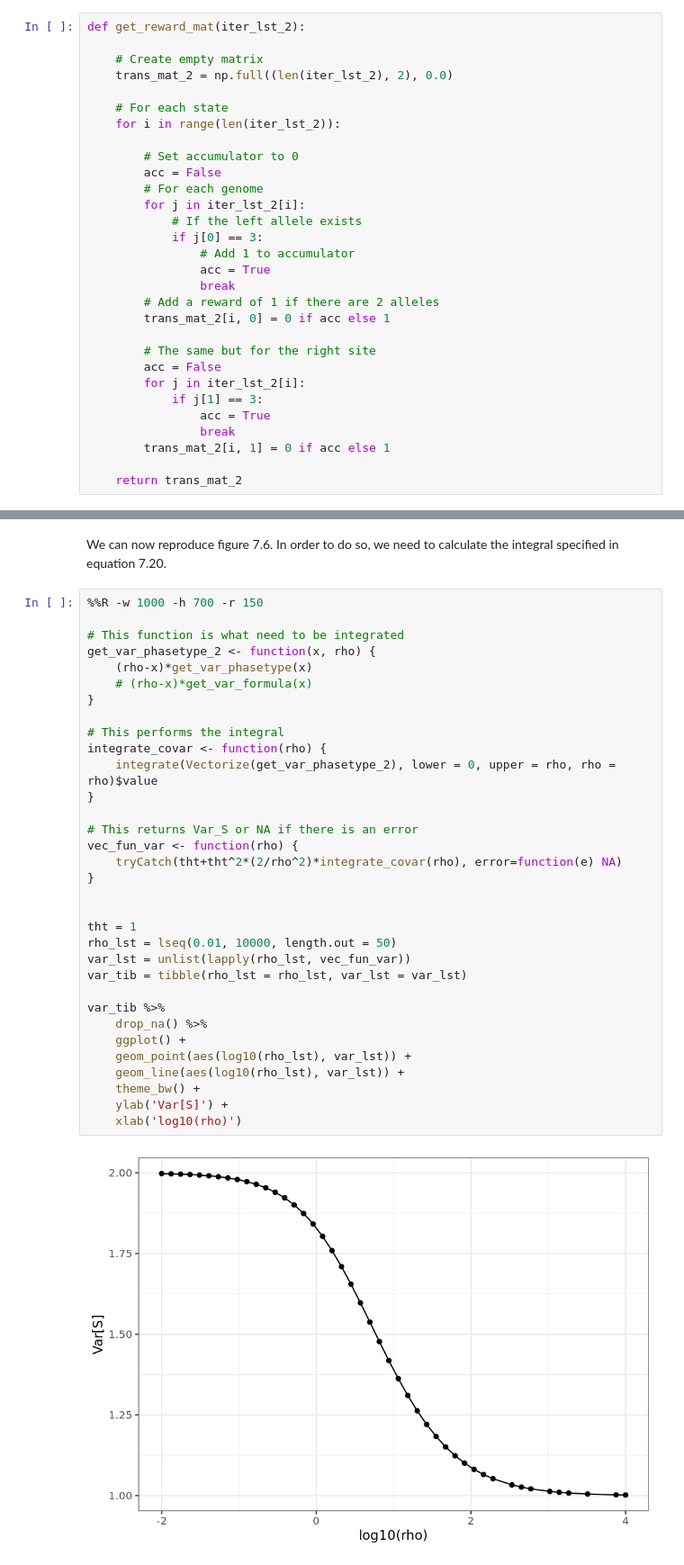
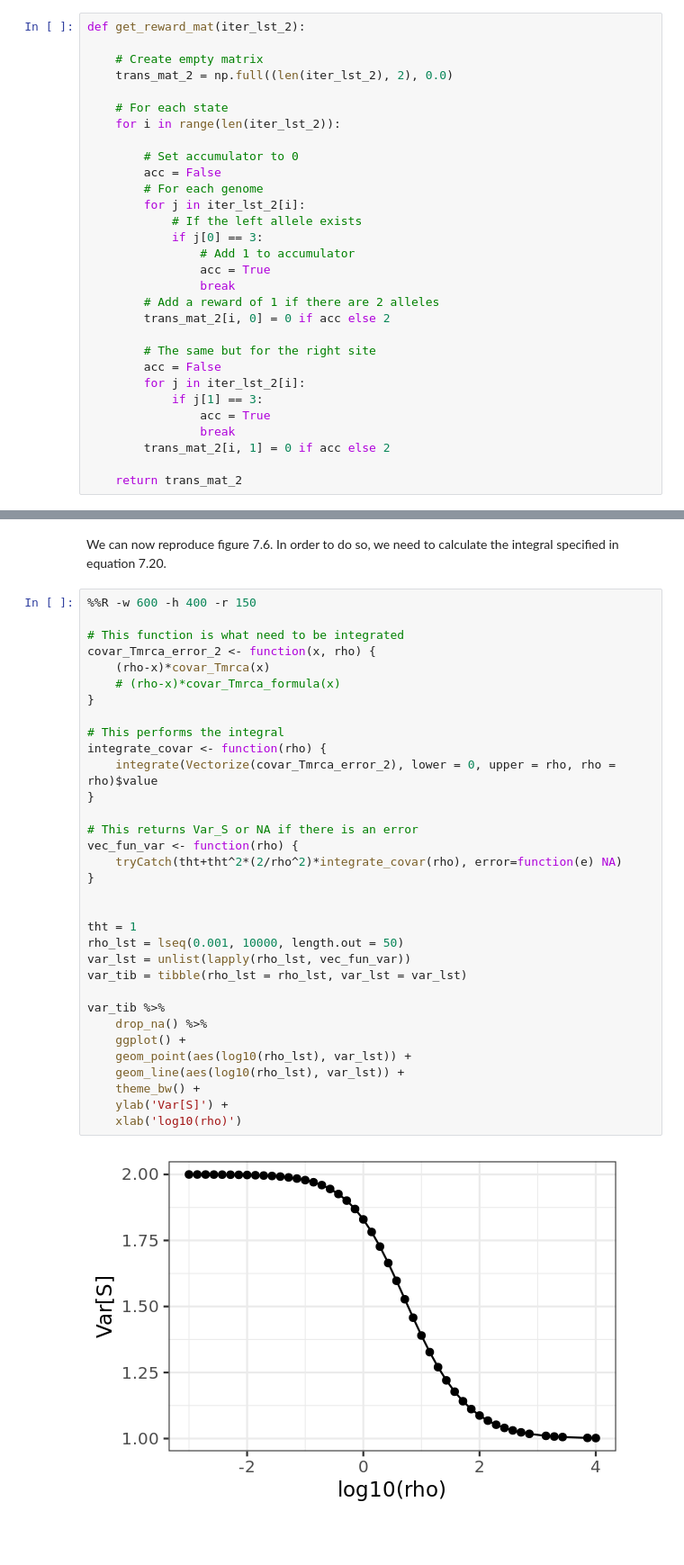
Before and after one commit to rivasiker/phasetype, a Jupyter notebook: scripts/03_variance_S/03_variance_S.ipynb, the cells around one changed output, grey strips where cells are left out. Shown at 90% size. Drawn from its saved outputs; the diff is of its cells as text; blank space fills up the shorter version.

Commit message:
Re-do figures

```diff
--- a/scripts/03_variance_S/03_variance_S.ipynb
+++ b/scripts/03_variance_S/03_variance_S.ipynb
@@ -170,7 +170,7 @@ def get_reward_mat(iter_lst_2):
                 acc = True
                 break
         # Add a reward of 1 if there are 2 alleles
-        trans_mat_2[i, 0] = 0 if acc else 1
+        trans_mat_2[i, 0] = 0 if acc else 2
 
         # The same but for the right site
         acc = False
@@ -178,7 +178,7 @@ def get_reward_mat(iter_lst_2):
             if j[1] == 3:
                 acc = True
                 break
-        trans_mat_2[i, 1] = 0 if acc else 1
+        trans_mat_2[i, 1] = 0 if acc else 2
 
     return trans_mat_2
 # %%
@@ -339,37 +426,37 @@ We can see that when rho is very large, the covariance approaches 0, meaning tha
 # %% [markdown]
 We can now reproduce figure 7.6. In order to do so, we need to calculate the integral specified in equation 7.20.
 # %%
-%%R -w 1000 -h 700 -r 150
+%%R -w 600 -h 400 -r 150
 
 # This function is what need to be integrated
-get_var_phasetype_2 <- function(x, rho) {
-    (rho-x)*get_var_phasetype(x)
-    # (rho-x)*get_var_formula(x)
+covar_Tmrca_error_2 <- function(x, rho) {
+    (rho-x)*covar_Tmrca(x)
+    # (rho-x)*covar_Tmrca_formula(x)
 }
 
 # This performs the integral
 integrate_covar <- function(rho) {
-    integrate(Vectorize(get_var_phasetype_2), lower = 0, upper = rho, rho = rho)$value
+    integrate(Vectorize(covar_Tmrca_error_2), lower = 0, upper = rho, rho = rho)$value
 }
 
 # This returns Var_S or NA if there is an error
 vec_fun_var <- function(rho) {
     tryCatch(tht+tht^2*(2/rho^2)*integrate_covar(rho), error=function(e) NA)
 }
 
 
 tht = 1
-rho_lst = lseq(0.01, 10000, length.out = 50)
+rho_lst = lseq(0.001, 10000, length.out = 50)
 var_lst = unlist(lapply(rho_lst, vec_fun_var))
 var_tib = tibble(rho_lst = rho_lst, var_lst = var_lst)
 
 var_tib %>%
     drop_na() %>%
     ggplot() +
     geom_point(aes(log10(rho_lst), var_lst)) +
     geom_line(aes(log10(rho_lst), var_lst)) +
     theme_bw() +
     ylab('Var[S]') +
     xlab('log10(rho)')
 # %% [output]
-[figure, old version]
+[figure, new version]
```
Also changed, not shown: parts of 13 cells of this notebook.
